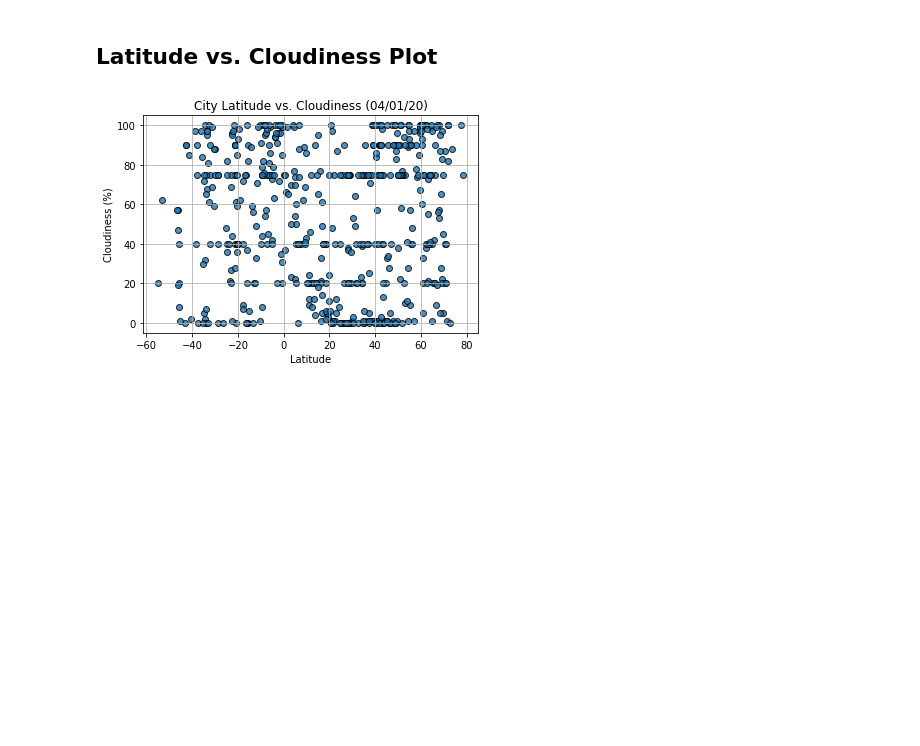
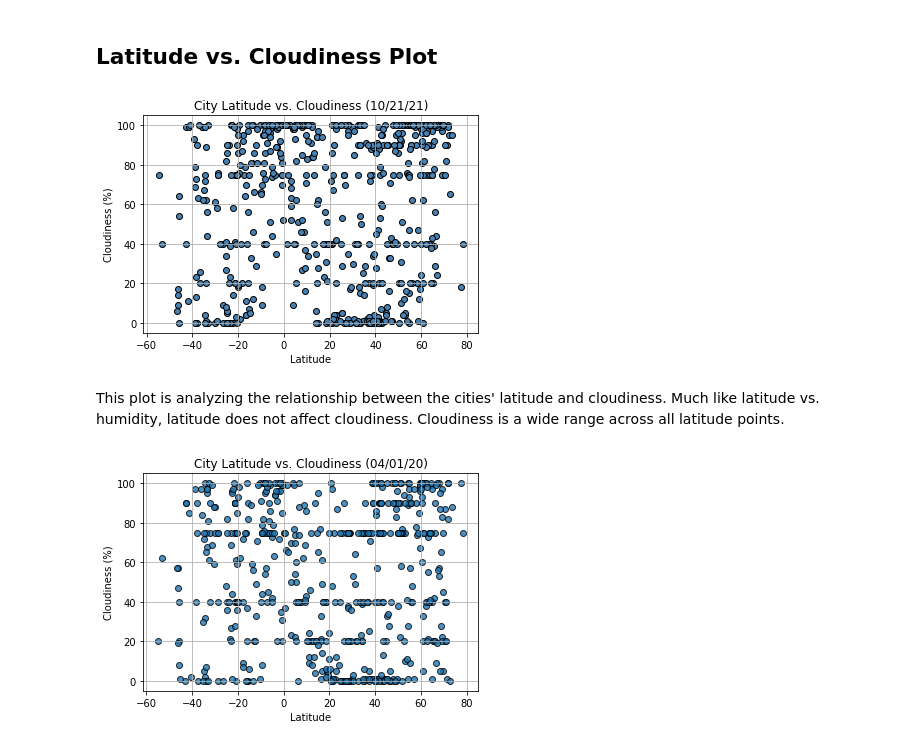
Before and after one commit to jennylynnlong/python-api-challenge, a Jupyter notebook: WeatherPy JL.ipynb, the cells around one changed output. Saved outputs shown, nothing was run; the diff lists cells and outputs as text; code cells hidden in the pictures; blank space fills up the shorter version.

```diff
--- a/WeatherPy JL.ipynb
+++ b/WeatherPy JL.ipynb
@@ -294,6 +336,27 @@ clean_city_data.head()
 [figure]
 # %% [markdown]
 ## Latitude vs. Cloudiness Plot
+# %%
+# Create a scatter plot for latitude vs. cloudiness
+x_values = clean_city_data['Lat']
+y_values = clean_city_data['Cloudiness']
+plt.scatter(x_values, y_values, marker='o', facecolors='steelblue', edgecolors='black')
+
+# create labels for chart
+plt.title('City Latitude vs. Cloudiness (10/21/21)')
+plt.ylabel('Cloudiness (%)')
+plt.xlabel('Latitude')
+
+# show grid
+plt.grid()
+
+# save image of chart
+plt.savefig('Instructions/output_data/Fig3.png')
+plt.show()
+# %% [output]
+[figure, added]
+# %% [markdown]
+This plot is analyzing the relationship between the cities' latitude and cloudiness. Much like latitude vs. humidity, latitude does not affect cloudiness. Cloudiness is a wide range across all latitude points.
 # %%
 # %% [output]
 [figure]
```
Also changed, not shown: parts of 6 cells of this notebook, 4 other files.
